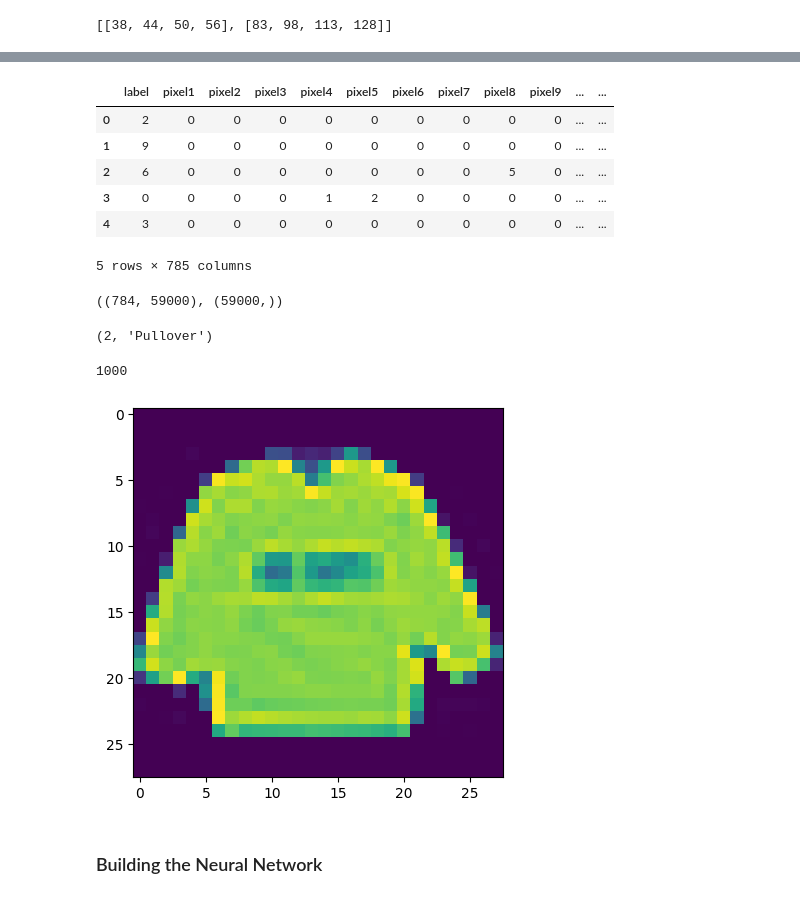
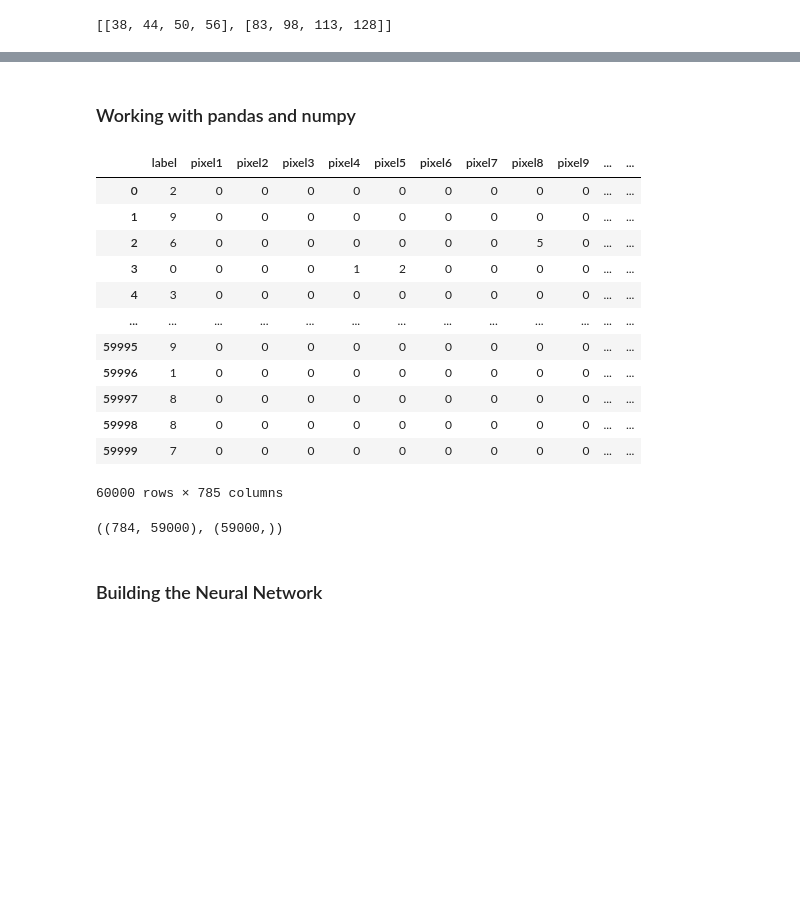
Before and after one commit to giansmart/algorithms, a Jupyter notebook: neural-networks/deep-nn.ipynb, the cells around one changed output, grey strips where cells are left out. Saved outputs shown, nothing was run; the diff lists cells and outputs as text; code cells hidden in the pictures; blank space fills up the shorter version.

```diff
--- a/neural-networks/deep-nn.ipynb
+++ b/neural-networks/deep-nn.ipynb
@@ -104,14 +118,22 @@ X,Y = load_data()
+# %% [markdown]
+### Working with pandas and numpy
 # %%
 df = pd.read_csv(f'./{base_data_path}/fashion-mnist_train.csv')
-df.head(5)
+df
 # %% [output]
 |  | label | pixel1 | pixel2 | pixel3 | pixel4 | pixel5 | pixel6 | pixel7 | pixel8 | pixel9 | ... | ... |
 | 0 | 2 | 0 | 0 | 0 | 0 | 0 | 0 | 0 | 0 | 0 | ... | ... |
 | 1 | 9 | 0 | 0 | 0 | 0 | 0 | 0 | 0 | 0 | 0 | ... | ... |
 | 2 | 6 | 0 | 0 | 0 | 0 | 0 | 0 | 0 | 5 | 0 | ... | ... |
 | 3 | 0 | 0 | 0 | 0 | 1 | 2 | 0 | 0 | 0 | 0 | ... | ... |
 | 4 | 3 | 0 | 0 | 0 | 0 | 0 | 0 | 0 | 0 | 0 | ... | ... |
+| ... | ... | ... | ... | ... | ... | ... | ... | ... | ... | ... | ... | ... |
+| 59995 | 9 | 0 | 0 | 0 | 0 | 0 | 0 | 0 | 0 | 0 | ... | ... |
+| 59996 | 1 | 0 | 0 | 0 | 0 | 0 | 0 | 0 | 0 | 0 | ... | ... |
+| 59997 | 8 | 0 | 0 | 0 | 0 | 0 | 0 | 0 | 0 | 0 | ... | ... |
+| 59998 | 8 | 0 | 0 | 0 | 0 | 0 | 0 | 0 | 0 | 0 | ... | ... |
+| 59999 | 7 | 0 | 0 | 0 | 0 | 0 | 0 | 0 | 0 | 0 | ... | ... |
-5 rows × 785 columns
+60000 rows × 785 columns
 # %%
 data = np.array(df)
 m, n = data.shape
@@ -128,21 +154,6 @@ Y_train = data_train[0]
 X_train.shape, Y_train.shape
 # %% [output]
 ((784, 59000), (59000,))
-# %%
-Y[0], get_article(Y[0])
-# %% [output]
-(2, 'Pullover')
-# %%
-Y[0:10]
-len(X_test[0])
-# %% [output]
-1000
-# %%
-x_img = reshape_vector(X[0],28)
-plt.imshow(x_img)
-plt.show()
-# %% [output]
-[figure, removed]
 # %% [markdown]
 ### Building the Neural Network
 # %%
```
Also changed, not shown: parts of 16 cells of this notebook.
